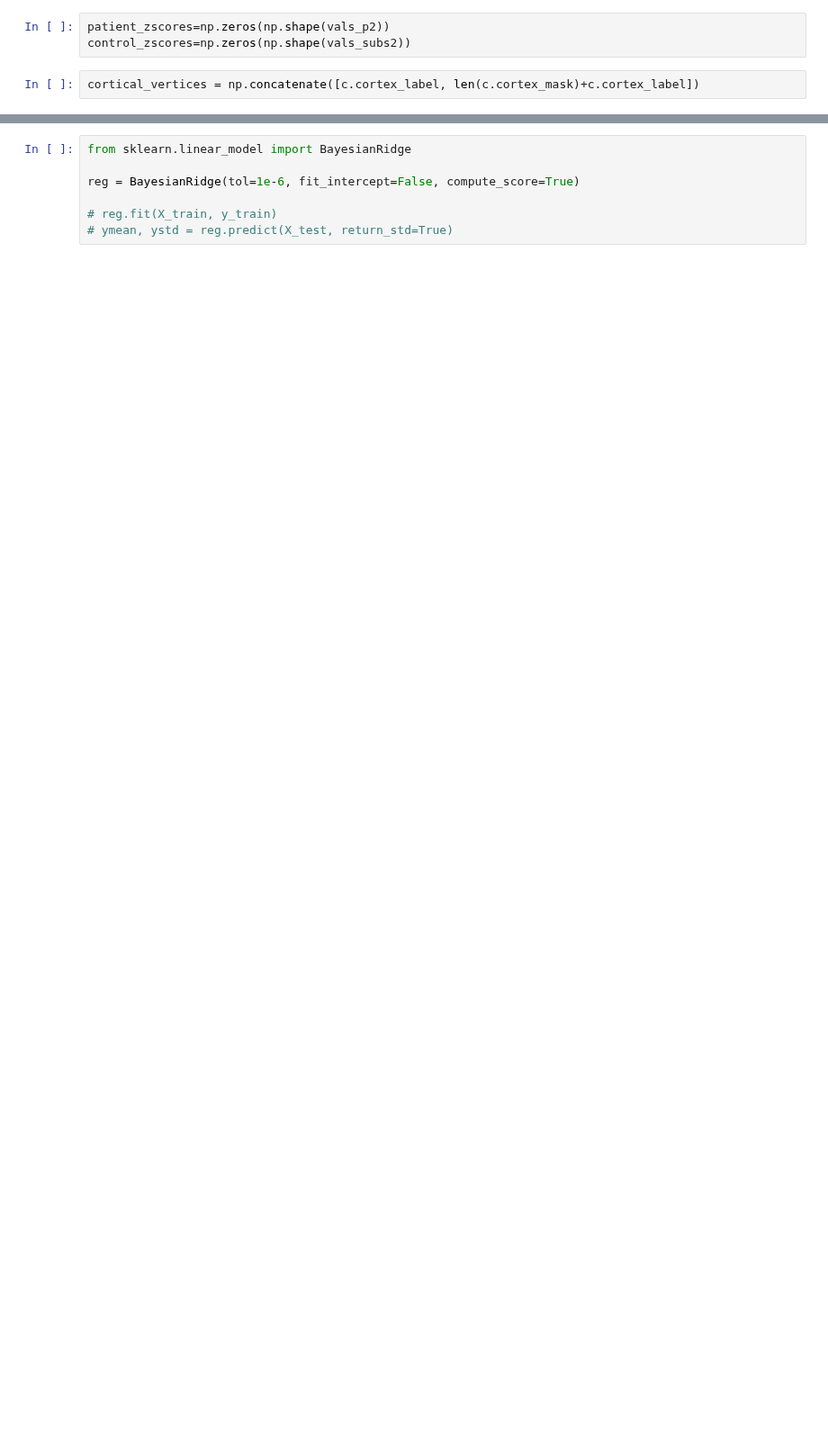
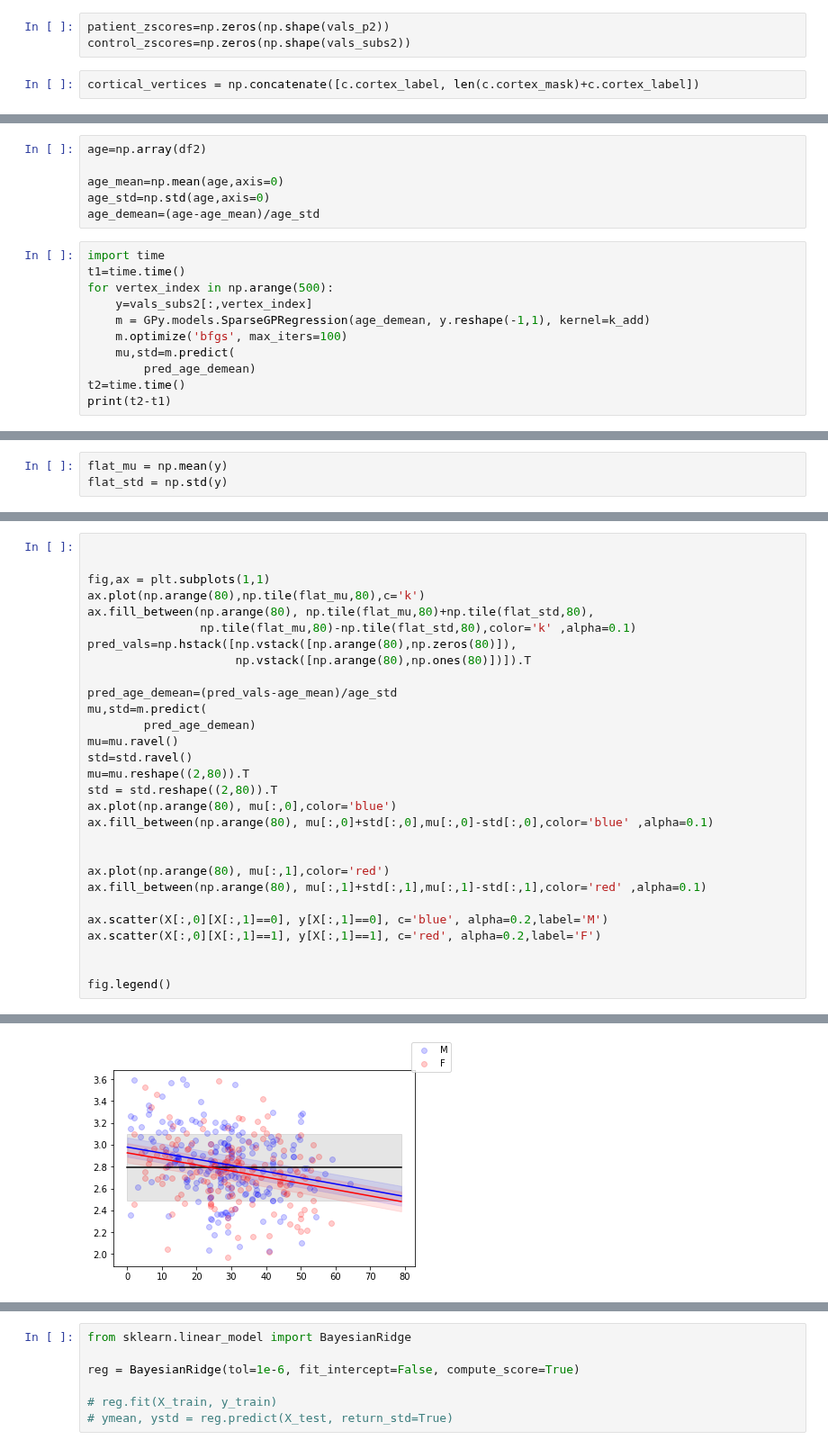
Before and after one commit to MELDProject/meld_classifier, a Jupyter notebook: notebooks/age_weighted_z_scores.ipynb, the cells around one changed output, grey strips where cells are left out. Shown at 90% size. Cells and saved outputs as stored; diff of their text form; blank space fills up the shorter version.

```diff
--- a/notebooks/age_weighted_z_scores.ipynb
+++ b/notebooks/age_weighted_z_scores.ipynb
@@ -167,0 +178,17 @@ cortical_vertices = np.concatenate([c.cortex_label, len(c.cortex_mask)+c.cortex_
+# %%
+age=np.array(df2)
+
+age_mean=np.mean(age,axis=0)
+age_std=np.std(age,axis=0)
+age_demean=(age-age_mean)/age_std
+# %%
+import time
+t1=time.time()
+for vertex_index in np.arange(500):
+    y=vals_subs2[:,vertex_index]
+    m = GPy.models.SparseGPRegression(age_demean, y.reshape(-1,1), kernel=k_add)
+    m.optimize('bfgs', max_iters=100)
+    mu,std=m.predict(
+        pred_age_demean)
+t2=time.time()
+print(t2-t1)
@@ -167,0 +197,3 @@ cortical_vertices = np.concatenate([c.cortex_label, len(c.cortex_mask)+c.cortex_
+# %%
+flat_mu = np.mean(y)
+flat_std = np.std(y)
@@ -167,0 +202,30 @@ cortical_vertices = np.concatenate([c.cortex_label, len(c.cortex_mask)+c.cortex_
+# %%
+
+
+fig,ax = plt.subplots(1,1)
+ax.plot(np.arange(80),np.tile(flat_mu,80),c='k')
+ax.fill_between(np.arange(80), np.tile(flat_mu,80)+np.tile(flat_std,80),
+                np.tile(flat_mu,80)-np.tile(flat_std,80),color='k' ,alpha=0.1)
+pred_vals=np.hstack([np.vstack([np.arange(80),np.zeros(80)]),
+                     np.vstack([np.arange(80),np.ones(80)])]).T
+
+pred_age_demean=(pred_vals-age_mean)/age_std
+mu,std=m.predict(
+        pred_age_demean)
+mu=mu.ravel()
+std=std.ravel()
+mu=mu.reshape((2,80)).T
+std = std.reshape((2,80)).T
+ax.plot(np.arange(80), mu[:,0],color='blue')
+ax.fill_between(np.arange(80), mu[:,0]+std[:,0],mu[:,0]-std[:,0],color='blue' ,alpha=0.1)
+
+
+ax.plot(np.arange(80), mu[:,1],color='red')
+ax.fill_between(np.arange(80), mu[:,1]+std[:,1],mu[:,1]-std[:,1],color='red' ,alpha=0.1)
+
+ax.scatter(X[:,0][X[:,1]==0], y[X[:,1]==0], c='blue', alpha=0.2,label='M')
+ax.scatter(X[:,0][X[:,1]==1], y[X[:,1]==1], c='red', alpha=0.2,label='F')
+
+
+fig.legend()
+# %% [output]
@@ -167,0 +233 @@ cortical_vertices = np.concatenate([c.cortex_label, len(c.cortex_mask)+c.cortex_
+[figure, added]
```
Also changed, not shown: parts of 10 cells of this notebook.
